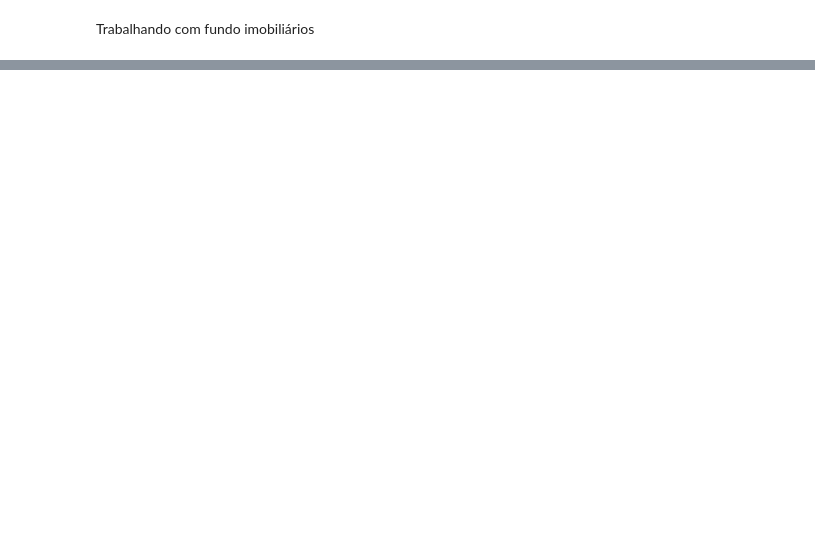
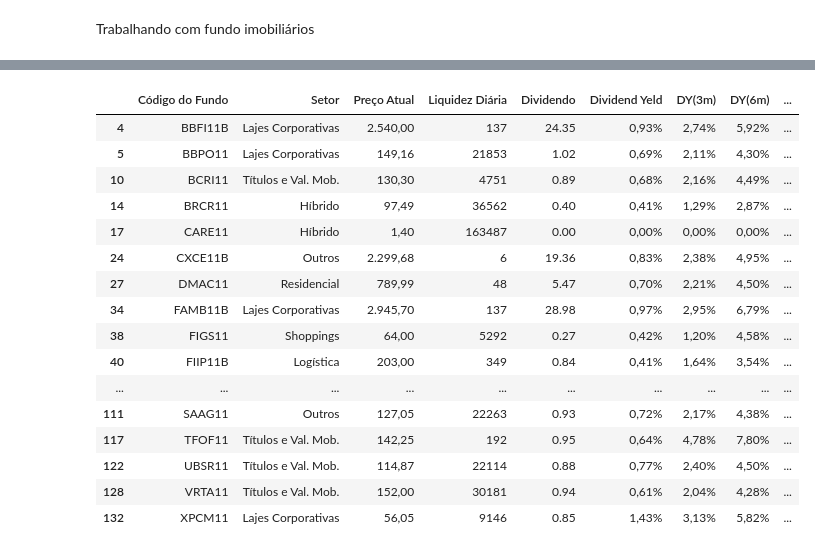
Before and after one commit to Rafaelcvo/fundos_im, a Jupyter notebook: Untitled.ipynb, the cells around one changed output, grey strips where cells are left out. Cells and saved outputs as stored; diff of their text form; code cells hidden in the pictures; blank space fills up the shorter version.

Commit message:
filtrando fundos

```diff
--- a/Untitled.ipynb
+++ b/Untitled.ipynb
@@ -55,0 +37,39 @@ df
+# %%
+df['Preço Atual'] = df['Preço Atual'].str.strip('R$')
+df['Dividendo'] = df['Dividendo'].str.strip('R$')
+df['Patr. Líq.'] = df['Patr. Líq.'].str.strip('R$')
+df['VPA'] = df['VPA'].str.strip('R$')
+
+df['Dividendo'] = df['Dividendo'].replace(regex=[','], value='.')
+df['Dividendo'] = df['Dividendo'].astype(float)
+
+df['P/VPA'] = df['P/VPA'].replace(regex=[','],value='.')
+df['P/VPA'] = df['P/VPA'].astype(float)
+# %%
+df['DY Ano'] = df['DY Ano'].str.strip('%')
+df['DY Ano'] = df['DY Ano'].replace(regex=[','], value='.')
+df['DY Ano'] = df['DY Ano'].astype(float)
+# %%
+#removendo os fundos com menos de 5% de rentabilidade no ano.
+filtro = df[df['DY Ano'] < 5].index
+df.drop(filtro, inplace=True)
+# %%
+df
+# %% [output]
+|  | Código do Fundo | Setor | Preço Atual | Liquidez Diária | Dividendo | Dividend Yeld | DY(3m) | DY(6m) | ... |
+| 4 | BBFI11B | Lajes Corporativas | 2.540,00 | 137 | 24.35 | 0,93% | 2,74% | 5,92% | ... |
+| 5 | BBPO11 | Lajes Corporativas | 149,16 | 21853 | 1.02 | 0,69% | 2,11% | 4,30% | ... |
+| 10 | BCRI11 | Títulos e Val. Mob. | 130,30 | 4751 | 0.89 | 0,68% | 2,16% | 4,49% | ... |
+| 14 | BRCR11 | Híbrido | 97,49 | 36562 | 0.40 | 0,41% | 1,29% | 2,87% | ... |
+| 17 | CARE11 | Híbrido | 1,40 | 163487 | 0.00 | 0,00% | 0,00% | 0,00% | ... |
+| 24 | CXCE11B | Outros | 2.299,68 | 6 | 19.36 | 0,83% | 2,38% | 4,95% | ... |
+| 27 | DMAC11 | Residencial | 789,99 | 48 | 5.47 | 0,70% | 2,21% | 4,50% | ... |
+| 34 | FAMB11B | Lajes Corporativas | 2.945,70 | 137 | 28.98 | 0,97% | 2,95% | 6,79% | ... |
+| 38 | FIGS11 | Shoppings | 64,00 | 5292 | 0.27 | 0,42% | 1,20% | 4,58% | ... |
+| 40 | FIIP11B | Logística | 203,00 | 349 | 0.84 | 0,41% | 1,64% | 3,54% | ... |
+| ... | ... | ... | ... | ... | ... | ... | ... | ... | ... |
+| 111 | SAAG11 | Outros | 127,05 | 22263 | 0.93 | 0,72% | 2,17% | 4,38% | ... |
+| 117 | TFOF11 | Títulos e Val. Mob. | 142,25 | 192 | 0.95 | 0,64% | 4,78% | 7,80% | ... |
+| 122 | UBSR11 | Títulos e Val. Mob. | 114,87 | 22114 | 0.88 | 0,77% | 2,40% | 4,50% | ... |
+| 128 | VRTA11 | Títulos e Val. Mob. | 152,00 | 30181 | 0.94 | 0,61% | 2,04% | 4,28% | ... |
+| 132 | XPCM11 | Lajes Corporativas | 56,05 | 9146 | 0.85 | 1,43% | 3,13% | 5,82% | ... |
```
Also changed, not shown: parts of 6 cells of this notebook.
